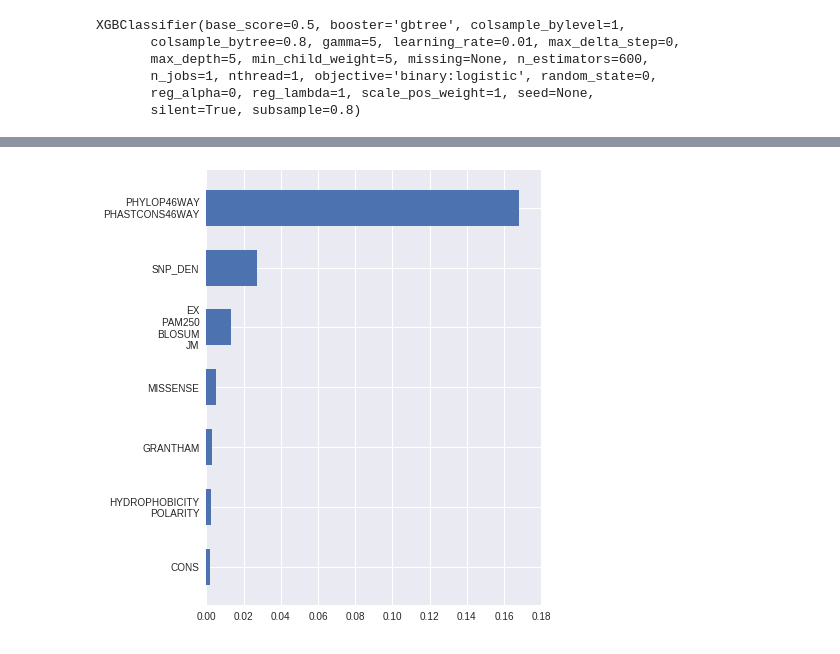
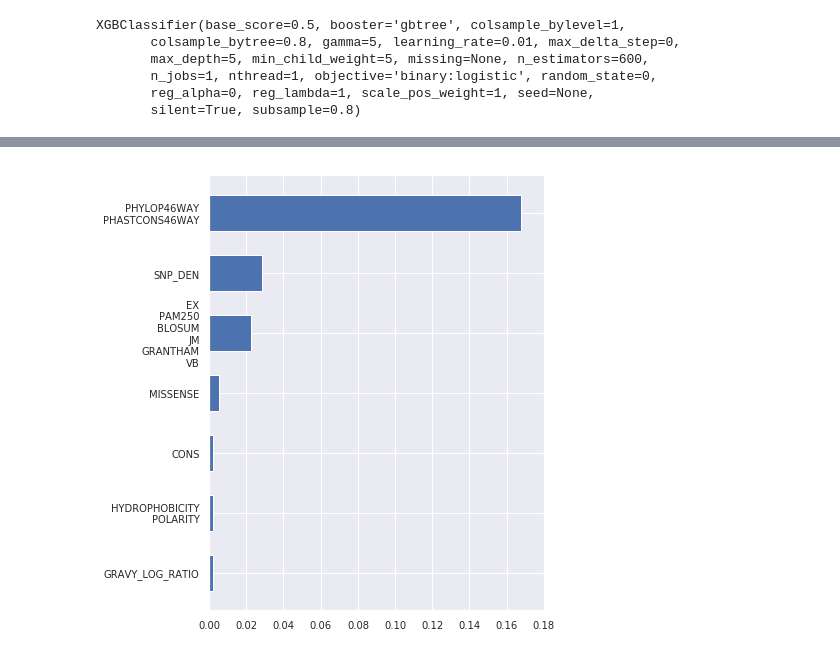
Before and after one commit to marlanbar/master-thesis, a Jupyter notebook: notebooks/integral-xgboost.ipynb, the cells around one changed output, grey strips where cells are left out. Cells and saved outputs as stored; diff of their text form; code cells hidden in the pictures.

```diff
--- a/notebooks/integral-xgboost.ipynb
+++ b/notebooks/integral-xgboost.ipynb
@@ -195,5 +154,5 @@ plt.legend(loc="lower right", prop={'size': 16})
 # %%
-features1 = ["EX", "PAM250", "BLOSUM", "JM"]
+features1 = ["EX", "PAM250", "BLOSUM", "JM", "GRANTHAM", "VB"]
 features2 = ["HYDROPHOBICITY", "POLARITY"]
 features3 = ["CHARGE", "ISOELECTRIC_POINT_LOG_RATIO"]
 features4 = ['PHYLOP46WAY', 'PHASTCONS46WAY']
@@ -202,6 +161,7 @@ features = X.drop(features1+features2+features3+features4, axis=1).columns.tolis
 import rfpimp
 I = rfpimp.importances(xgb_fixed, X_test, y_test, n_samples=-1, features=features)
 # %%
+sns.set()
 rfpimp.plot_importances(I.iloc[:7], label_fontsize=10, figsize=(6,8), tickstep=1, save="/home/marlan/Desktop/integral_importance_cluster_xgb.pdf")
 # %% [output]
-[figure, old version]
+[figure, new version]
```
Also changed, not shown: parts of 9 cells of this notebook, 31 other files.
